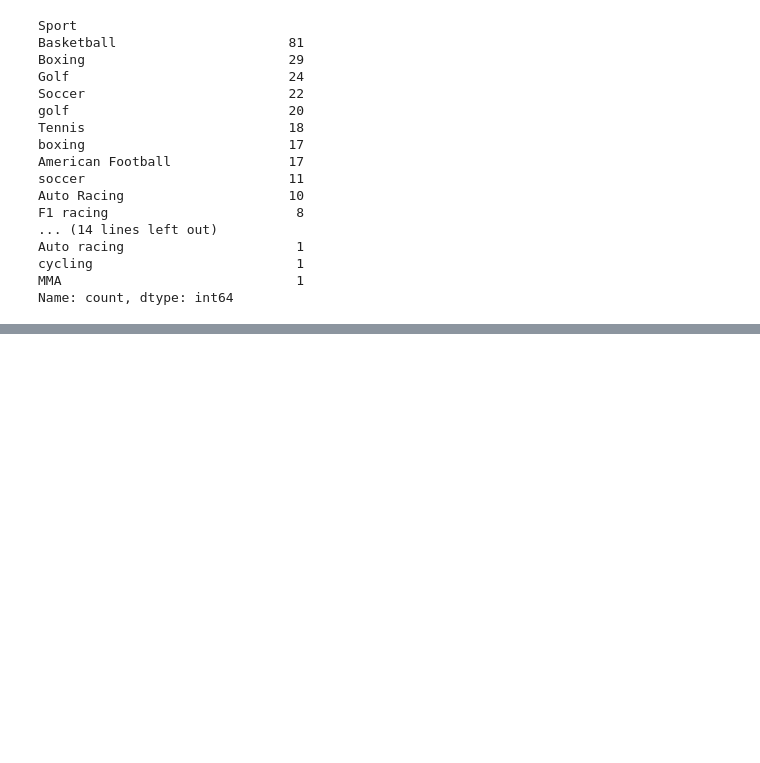
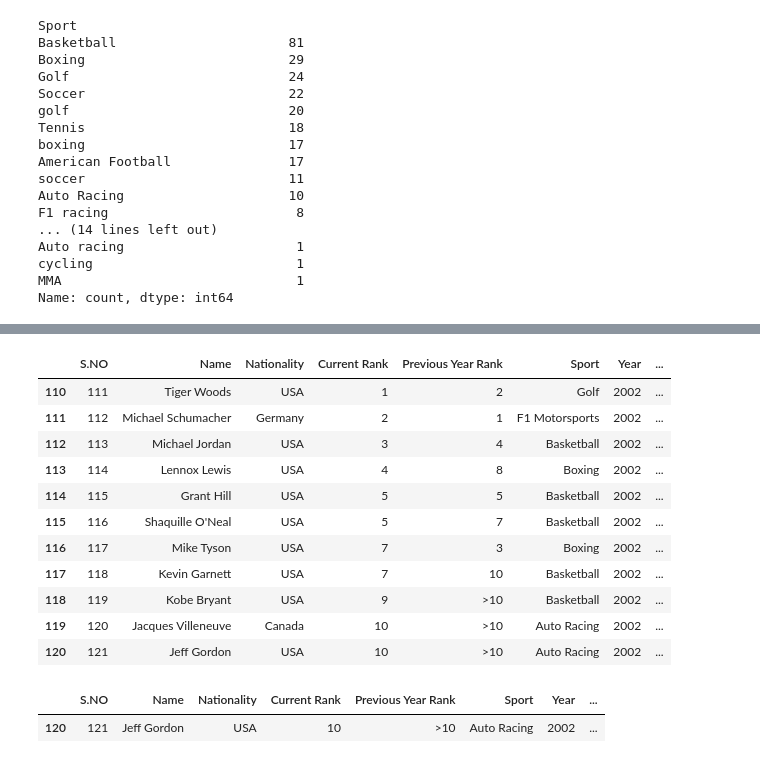
Before and after one commit to cisnerosjp/SMU-Project1-HighestPaidAthletes, a Jupyter notebook: AthletePay.ipynb, the cells around one changed output, grey strips where cells are left out. Saved outputs shown, nothing was run; the diff lists cells and outputs as text; code cells hidden in the pictures; blank space fills up the shorter version.

```diff
--- a/AthletePay.ipynb
+++ b/AthletePay.ipynb
@@ -185,0 +377,5 @@ Name: count, dtype: int64
+# %%
+athlete_df.loc[athlete_df.Sport=="NBA", "Sport"] = "Basketball"
+athlete_df.loc[athlete_df.Sport=="F1 racing", "Sport"] = "F1 Motorsports"
+athlete_df.loc[athlete_df.Sport=="cycling", "Sport"] = "Cycling"
+athlete_df.Sport.value_counts()
@@ -185,0 +402,3 @@ Name: count, dtype: int64
+# %%
+athlete_df.loc[athlete_df.Sport=="cycling", "Sport"] = "Cycling"
+athlete_df.Sport.value_counts()
@@ -185,0 +425,14 @@ Name: count, dtype: int64
+# %%
+athlete_df.loc[athlete_df.Sport=="NBA", "Sport"] = "Basketball"
+athlete_df.loc[athlete_df.Sport=="F1 racing", "Sport"] = "F1 Motorsports"
+athlete_df.loc[athlete_df.Sport=="cycling", "Sport"] = "Cycling"
+athlete_df.loc[athlete_df.Sport=="tennis", "Sport"] = "Tennis"
+athlete_df.loc[athlete_df.Sport=="Hockey", "Sport"] = "Ice Hockey"
+athlete_df.loc[athlete_df.Sport=="American Football / Baseball", "Sport"] = "American Football"
+athlete_df.loc[athlete_df.Sport=="NFL", "Sport"] = "American Football"
+athlete_df.loc[athlete_df.Sport=="ice hockey", "Sport"] = "Ice Hockey"
+athlete_df.loc[athlete_df.Sport=="baseball", "Sport"] = "Baseball"
+athlete_df.loc[athlete_df.Sport=="soccer", "Sport"] = "Soccer"
+athlete_df.loc[(athlete_df.Sport== "NASCAR") | (athlete_df.Sport== "auto racing") | (athlete_df.Sport== "Auto racing") |(athlete_df.Sport== "Auto Racing (Nascar)"), "Sport"] = "Auto Racing"
+athlete_df.loc[athlete_df.Sport=="motorcycle gp", "Sport"] = "Motorcycle GP"
+athlete_df.Sport.value_counts()
@@ -185,0 +459,9 @@ Name: count, dtype: int64
+# %%
+inflation = {}
+
+athlete_df["Inflation"] = inflation
+
+
+
+#athlete_df.loc[athlete_df.Year == 1990, "Inflation"] = 1
+#athlete_df.head()
@@ -185,0 +509,20 @@ Name: count, dtype: int64
+# %%
+athlete_df.loc[athlete_df.Name==2002]
+# %% [output]
+|  | S.NO | Name | Nationality | Current Rank | Previous Year Rank | Sport | Year | ... |
+| 110 | 111 | Tiger Woods | USA | 1 | 2 | Golf | 2002 | ... |
+| 111 | 112 | Michael Schumacher | Germany | 2 | 1 | F1 Motorsports | 2002 | ... |
+| 112 | 113 | Michael Jordan | USA | 3 | 4 | Basketball | 2002 | ... |
+| 113 | 114 | Lennox Lewis | USA | 4 | 8 | Boxing | 2002 | ... |
+| 114 | 115 | Grant Hill | USA | 5 | 5 | Basketball | 2002 | ... |
+| 115 | 116 | Shaquille O'Neal | USA | 5 | 7 | Basketball | 2002 | ... |
+| 116 | 117 | Mike Tyson | USA | 7 | 3 | Boxing | 2002 | ... |
+| 117 | 118 | Kevin Garnett | USA | 7 | 10 | Basketball | 2002 | ... |
+| 118 | 119 | Kobe Bryant | USA | 9 | >10 | Basketball | 2002 | ... |
+| 119 | 120 | Jacques Villeneuve | Canada | 10 | >10 | Auto Racing | 2002 | ... |
+| 120 | 121 | Jeff Gordon | USA | 10 | >10 | Auto Racing | 2002 | ... |
+# %%
+athlete_df.loc[athlete_df.Name=="Jeff Gordon"]
+# %% [output]
+|  | S.NO | Name | Nationality | Current Rank | Previous Year Rank | Sport | Year | ... |
+| 120 | 121 | Jeff Gordon | USA | 10 | >10 | Auto Racing | 2002 | ... |
```
Also changed, not shown: parts of 16 cells of this notebook.
